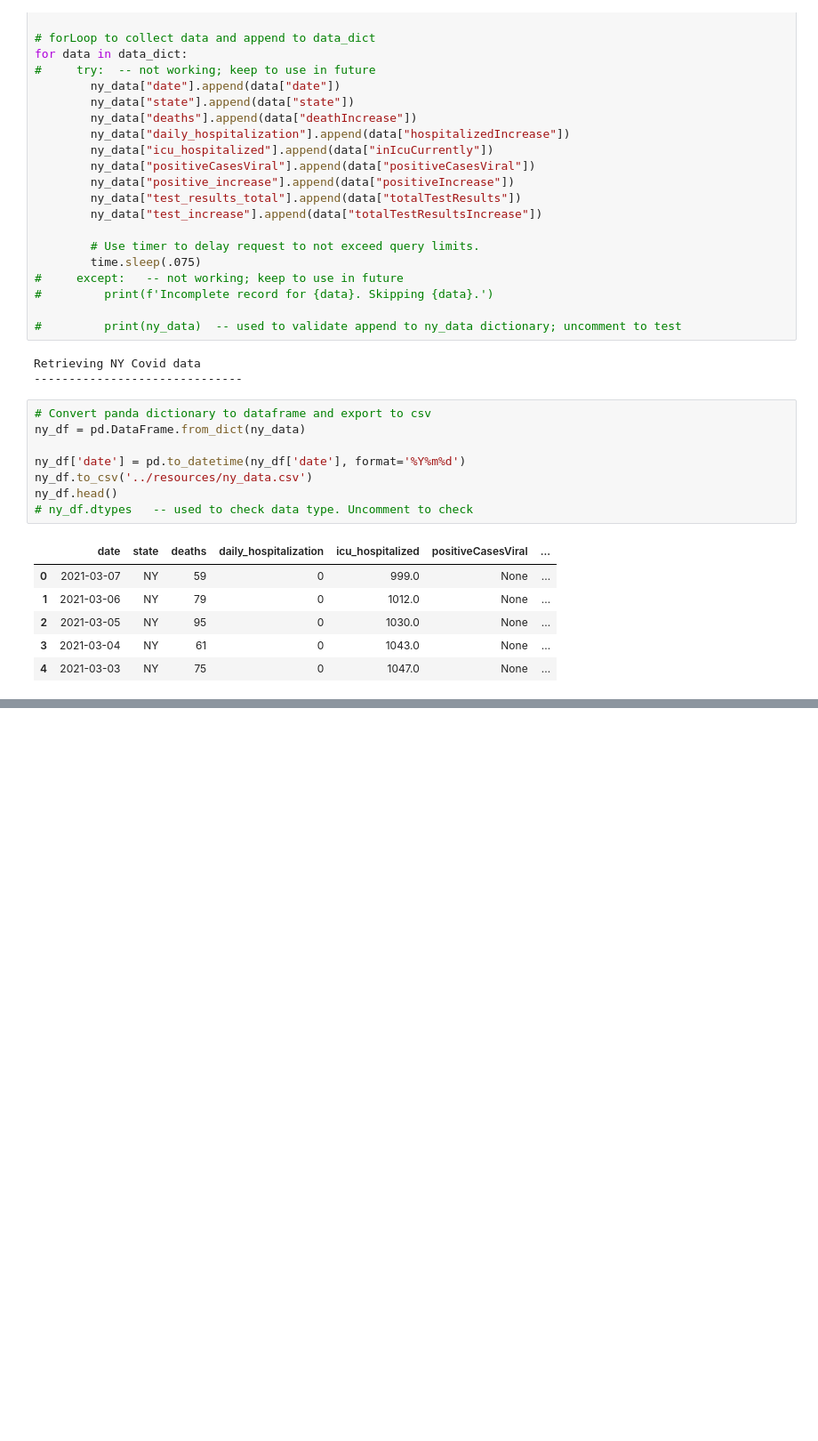
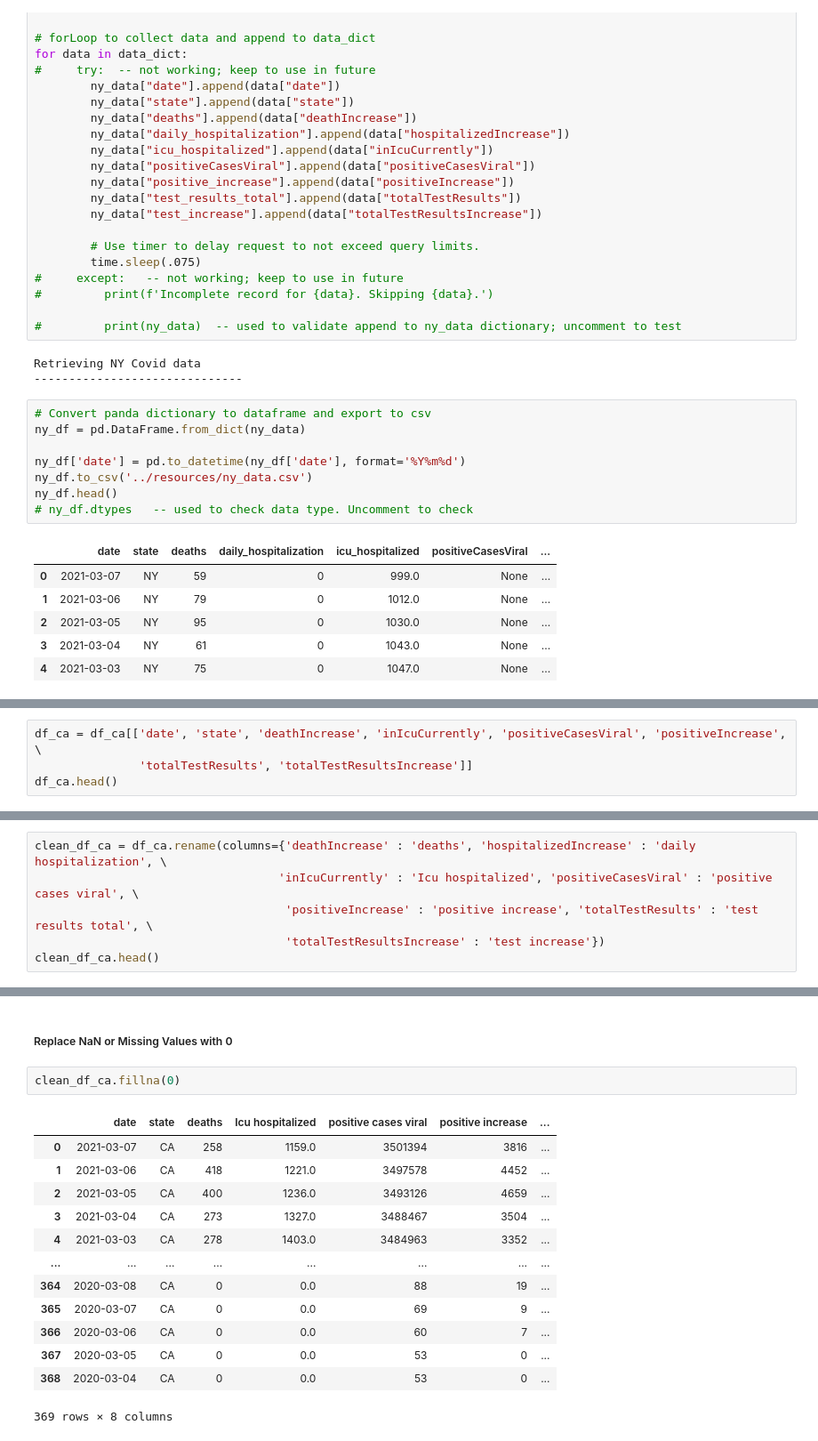
Before and after one commit to speedracer05/ETL-Project, a Jupyter notebook: Extract_Transform/ET.ipynb, the cells around one changed output, grey strips where cells are left out. Shown at 89% size. Drawn from its saved outputs; the diff is of its cells as text; blank space fills up the shorter version.

```diff
--- a/Extract_Transform/ET.ipynb
+++ b/Extract_Transform/ET.ipynb
@@ -96,0 +101,4 @@ ny_df.head()
+# %%
+df_ca = df_ca[['date', 'state', 'deathIncrease', 'inIcuCurrently', 'positiveCasesViral', 'positiveIncrease', \
+               'totalTestResults', 'totalTestResultsIncrease']]
+df_ca.head()
@@ -96,0 +114,6 @@ ny_df.head()
+# %%
+clean_df_ca = df_ca.rename(columns={'deathIncrease' : 'deaths', 'hospitalizedIncrease' : 'daily hospitalization', \
+                                   'inIcuCurrently' : 'Icu hospitalized', 'positiveCasesViral' : 'positive cases viral', \
+                                    'positiveIncrease' : 'positive increase', 'totalTestResults' : 'test results total', \
+                                    'totalTestResultsIncrease' : 'test increase'})
+clean_df_ca.head()
@@ -96,0 +127,18 @@ ny_df.head()
+# %% [markdown]
+##### Replace NaN or Missing Values with 0
+# %%
+clean_df_ca.fillna(0)
+# %% [output]
+|  | date | state | deaths | Icu hospitalized | positive cases viral | positive increase | ... |
+| 0 | 2021-03-07 | CA | 258 | 1159.0 | 3501394 | 3816 | ... |
+| 1 | 2021-03-06 | CA | 418 | 1221.0 | 3497578 | 4452 | ... |
+| 2 | 2021-03-05 | CA | 400 | 1236.0 | 3493126 | 4659 | ... |
+| 3 | 2021-03-04 | CA | 273 | 1327.0 | 3488467 | 3504 | ... |
+| 4 | 2021-03-03 | CA | 278 | 1403.0 | 3484963 | 3352 | ... |
+| ... | ... | ... | ... | ... | ... | ... | ... |
+| 364 | 2020-03-08 | CA | 0 | 0.0 | 88 | 19 | ... |
+| 365 | 2020-03-07 | CA | 0 | 0.0 | 69 | 9 | ... |
+| 366 | 2020-03-06 | CA | 0 | 0.0 | 60 | 7 | ... |
+| 367 | 2020-03-05 | CA | 0 | 0.0 | 53 | 0 | ... |
+| 368 | 2020-03-04 | CA | 0 | 0.0 | 53 | 0 | ... |
+369 rows × 8 columns
```
Also changed, not shown: parts of 5 cells of this notebook.
